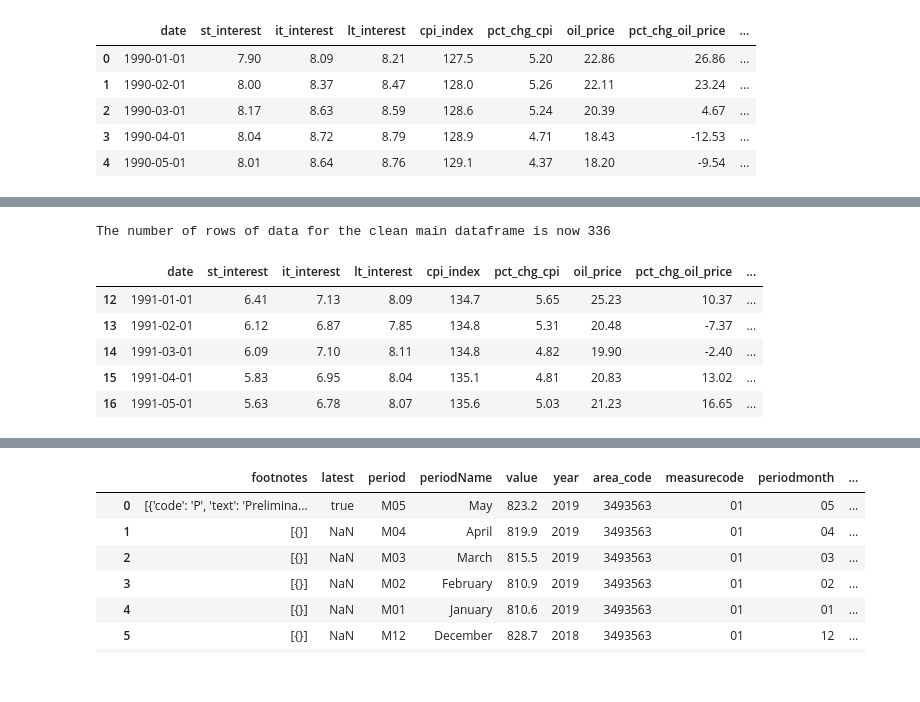
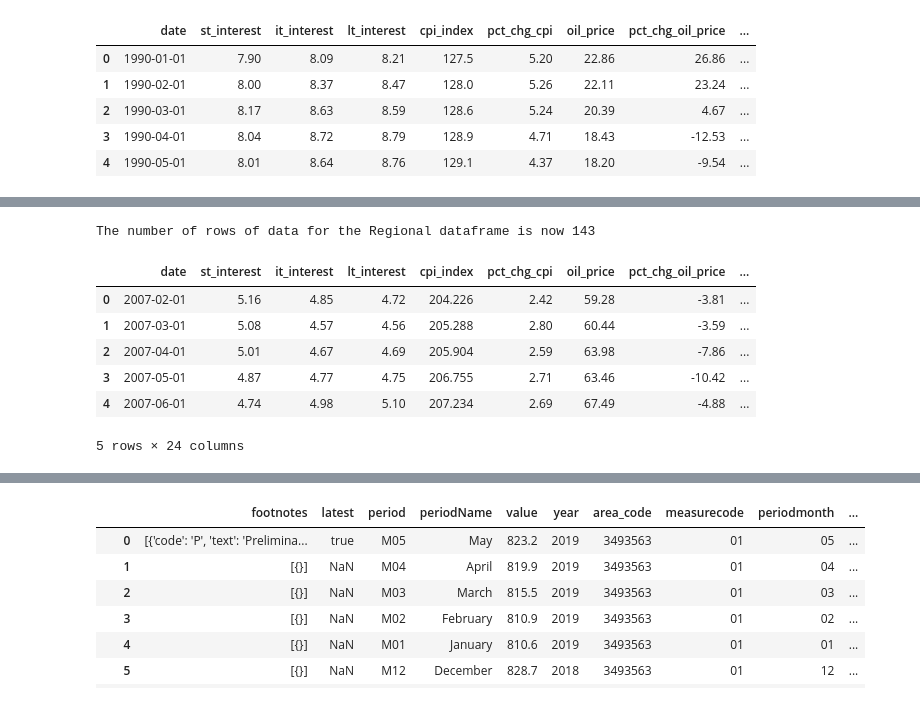
Before and after one commit to BradDaniels732/Group-Project-on-Economic-Data-Analysis, a Jupyter notebook: Read_and_Clean.ipynb, the cells around one changed output, grey strips where cells are left out. Saved outputs shown, nothing was run; the diff lists cells and outputs as text; code cells hidden in the pictures.

```diff
--- a/Read_and_Clean.ipynb
+++ b/Read_and_Clean.ipynb
@@ -203,9 +203,9 @@ The number of rows of data for Avg Hourly Earnings Data is 665
 | 4 | 1964-05-01 | 2.52 | NaN |
 # %%
 # Merge the Avg Hourly Earnings Data into the main dataframee
-main_and_earnings_df = pd.merge (main_and_employment_df, earnings_df, on="date")
-print(f'The number of rows of data for the main dataframe is now {len(main_and_earnings_df.index)}')
-main_and_earnings_df.head()
+national_df = pd.merge (main_and_employment_df, earnings_df, on="date")
+print(f'The number of rows of data for the National dataframe is now {len(national_df.index)}')
+national_df.head()
 # %% [output]
 The number of rows of data for the main dataframe is now 348
 |  | date | st_interest | it_interest | lt_interest | cpi_index | pct_chg_cpi | oil_price | pct_chg_oil_price | ... |
@@ -218,0 +226,7 @@ The number of rows of data for the main dataframe is now 348
+# %%
+# Read the NYC data
+nyc_csv = "output/nyc_wage_and_employment.csv"
+nyc_df = pd.read_csv (nyc_csv)
+nyc_df.drop(['period','year','nyc_u_rate'], axis=1, inplace=True)
+print(f'The number of rows of data for NYC Data is {len(nyc_df.index)}')
+nyc_df.head()
@@ -218,0 +241,8 @@ The number of rows of data for the main dataframe is now 348
+# %%
+# Merge the NYC Data into the main dataframee
+national_with_nyc_df = pd.merge (national_df, nyc_df, on="date")
+
+# Drop any rows that have one or more "NaN"
+national_with_nyc_df.dropna(inplace=True)
+print(f'The number of rows of data for the National with NYC dataframe is now {len(national_with_nyc_df.index)}')
+national_with_nyc_df.head()
@@ -218,0 +257,7 @@ The number of rows of data for the main dataframe is now 348
+# %%
+# Read the TX data
+tx_csv = "output/tx_wage_and_employment.csv"
+tx_df = pd.read_csv (tx_csv)
+tx_df.drop(['period','year','tx_u_rate','tx_unemployed'], axis=1, inplace=True)
+print(f'The number of rows of data for TX Data is {len(tx_df.index)}')
+tx_df.head()
@@ -219,16 +272,18 @@ The number of rows of data for the main dataframe is now 348
 # %%
-main_with_API_df = main_and_earnings_df
+# Merge the TX Data into the main dataframee
+regional_df = pd.merge (national_with_nyc_df, tx_df, on="date")
 
 # Drop any rows that have one or more "NaN"
-main_df = main_with_API_df.dropna()
-print(f'The number of rows of data for the clean main dataframe is now {len(main_df.index)}')
-main_df.head()
+regional_df.dropna(inplace=True)
+print(f'The number of rows of data for the Regional dataframe is now {len(regional_df.index)}')
+regional_df.head()
 # %% [output]
-The number of rows of data for the clean main dataframe is now 336
+The number of rows of data for the Regional dataframe is now 143
 |  | date | st_interest | it_interest | lt_interest | cpi_index | pct_chg_cpi | oil_price | pct_chg_oil_price | ... |
-| 12 | 1991-01-01 | 6.41 | 7.13 | 8.09 | 134.7 | 5.65 | 25.23 | 10.37 | ... |
-| 13 | 1991-02-01 | 6.12 | 6.87 | 7.85 | 134.8 | 5.31 | 20.48 | -7.37 | ... |
-| 14 | 1991-03-01 | 6.09 | 7.10 | 8.11 | 134.8 | 4.82 | 19.90 | -2.40 | ... |
-| 15 | 1991-04-01 | 5.83 | 6.95 | 8.04 | 135.1 | 4.81 | 20.83 | 13.02 | ... |
-| 16 | 1991-05-01 | 5.63 | 6.78 | 8.07 | 135.6 | 5.03 | 21.23 | 16.65 | ... |
+| 0 | 2007-02-01 | 5.16 | 4.85 | 4.72 | 204.226 | 2.42 | 59.28 | -3.81 | ... |
+| 1 | 2007-03-01 | 5.08 | 4.57 | 4.56 | 205.288 | 2.80 | 60.44 | -3.59 | ... |
+| 2 | 2007-04-01 | 5.01 | 4.67 | 4.69 | 205.904 | 2.59 | 63.98 | -7.86 | ... |
+| 3 | 2007-05-01 | 4.87 | 4.77 | 4.75 | 206.755 | 2.71 | 63.46 | -10.42 | ... |
+| 4 | 2007-06-01 | 4.74 | 4.98 | 5.10 | 207.234 | 2.69 | 67.49 | -4.88 | ... |
+5 rows × 24 columns
 # %%
```
Also changed, not shown: parts of 7 cells of this notebook, 3 other files.
